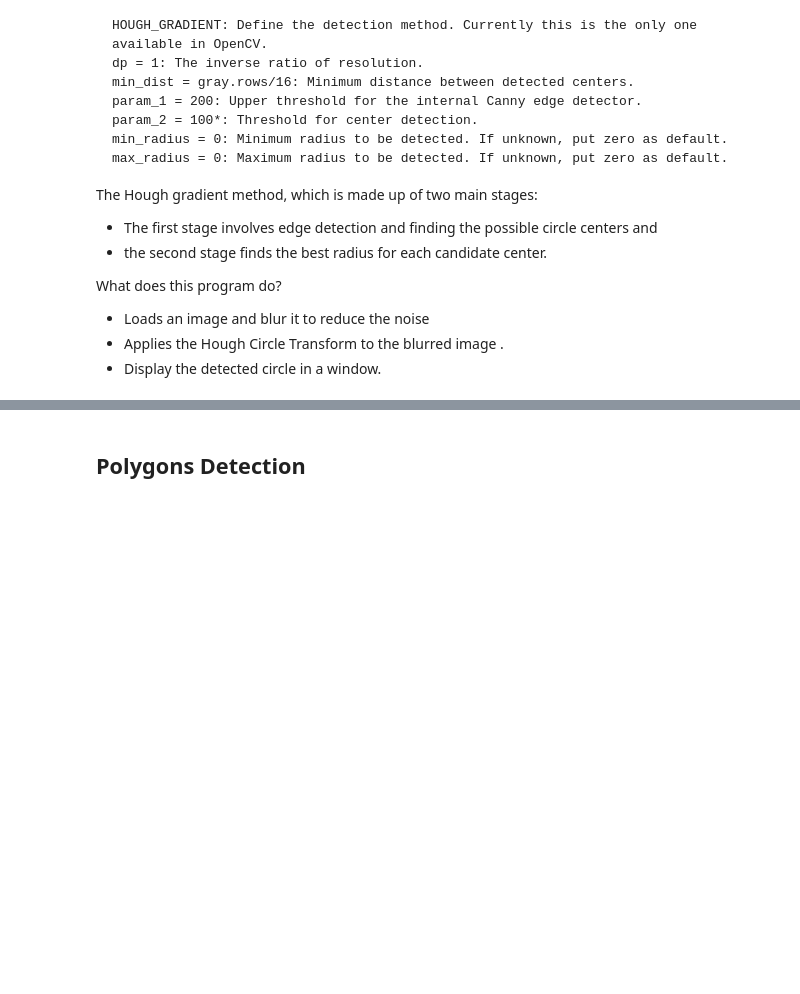
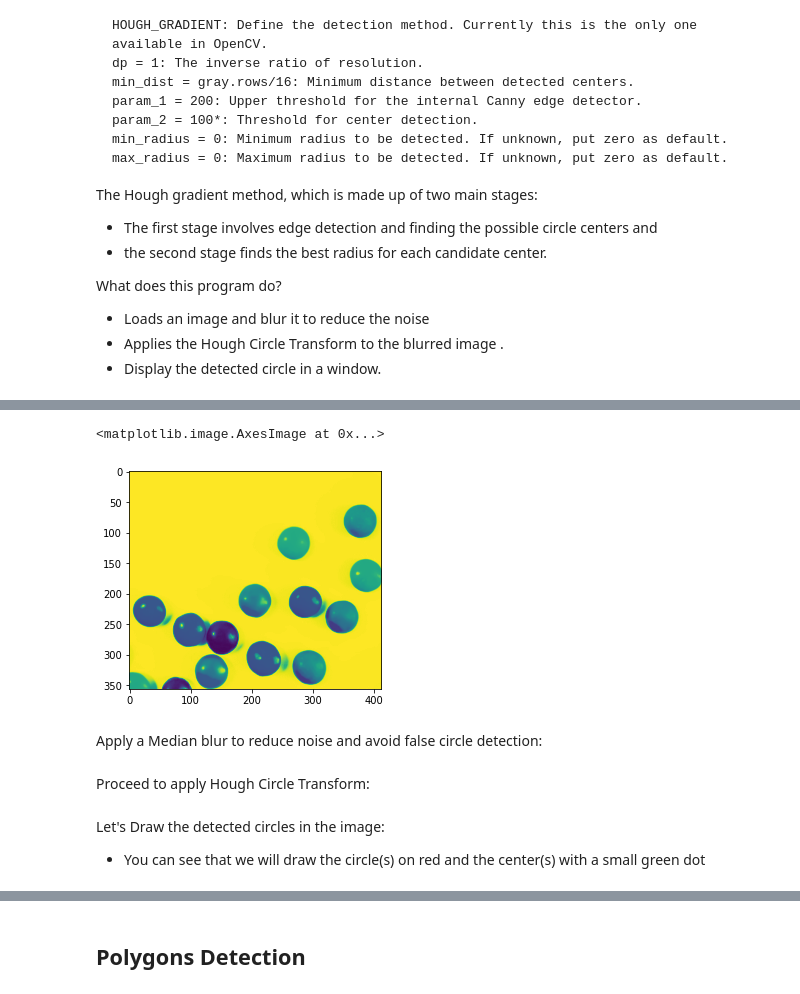
Before and after one commit to Swedem/ImageFeatureExtraction, a Jupyter notebook: Python&OpenCV/Image Features Extraction(IFE).ipynb, the cells around one changed output, grey strips where cells are left out. Cells and saved outputs as stored; diff of their text form; code cells hidden in the pictures; blank space fills up the shorter version.

```diff
--- a/Python&OpenCV/Image Features Extraction(IFE).ipynb
+++ b/Python&OpenCV/Image Features Extraction(IFE).ipynb
@@ -289,0 +238,9 @@ TypeError: 'NoneType' object is not subscriptable
+# %%
+  # Convert it to gray
+    grayImg = cv2.cvtColor(img, cv2.COLOR_BGR2GRAY)
+    plt.imshow(grayImg)
+# %% [output]
+<matplotlib.image.AxesImage at 0x...>
+[figure, added]
+# %% [markdown]
+Apply a Median blur to reduce noise and avoid false circle detection:
@@ -289,0 +250,2 @@ TypeError: 'NoneType' object is not subscriptable
+# %% [markdown]
+Proceed to apply Hough Circle Transform:
@@ -289,0 +257,3 @@ TypeError: 'NoneType' object is not subscriptable
+# %% [markdown]
+Let's Draw the detected circles in the image:
+- You can see that we will draw the circle(s) on red and the center(s) with a small green dot
```
Also changed, not shown: parts of 12 cells of this notebook, 1 other file.
